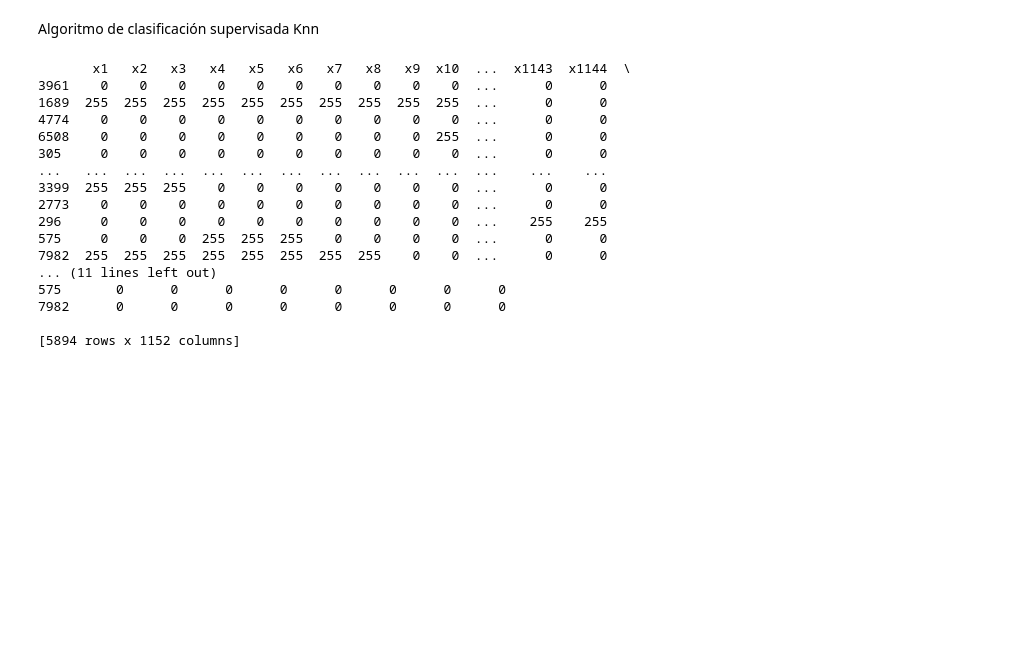
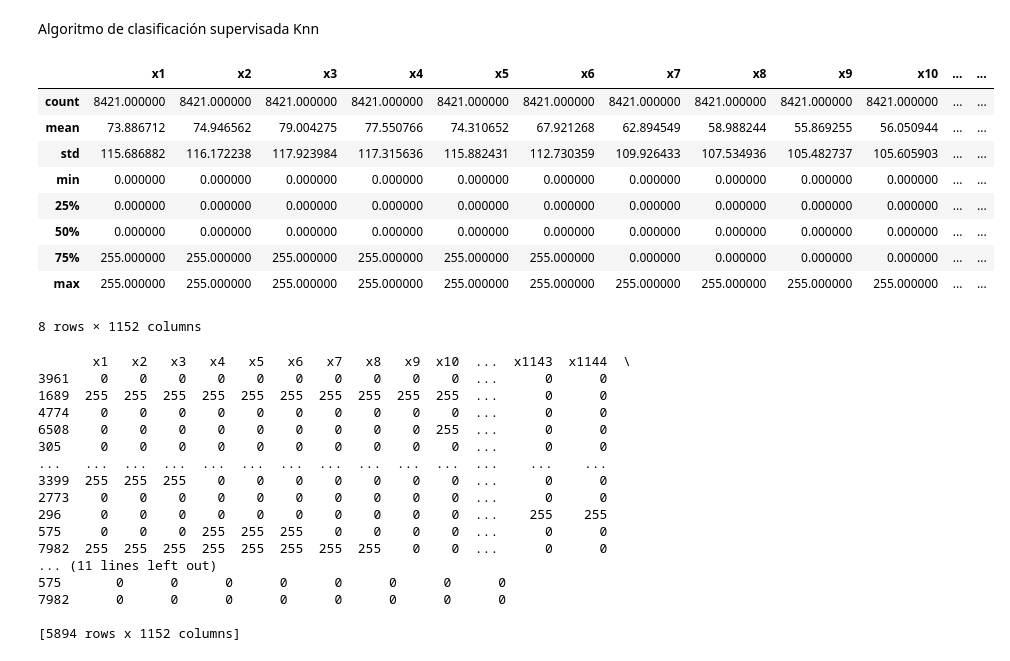
Before and after one commit to Davila1019/Tesis_RobotAutonomo_ML, a Jupyter notebook: Notebooks/Knn.ipynb, the cells around one changed output. Saved outputs shown, nothing was run; the diff lists cells and outputs as text; code cells hidden in the pictures; blank space fills up the shorter version.

```diff
--- a/Notebooks/Knn.ipynb
+++ b/Notebooks/Knn.ipynb
@@ -11,6 +13,19 @@ import joblib
 # %%
 # cargar los datos desde un archivo CSV
 datos = pd.read_csv('./Datasets/frames_erosion.csv')
+# %%
+datos.describe()
+# %% [output]
+|  | x1 | x2 | x3 | x4 | x5 | x6 | x7 | x8 | x9 | x10 | ... | ... |
+| count | 8421.000000 | 8421.000000 | 8421.000000 | 8421.000000 | 8421.000000 | 8421.000000 | 8421.000000 | 8421.000000 | 8421.000000 | 8421.000000 | ... | ... |
+| mean | 73.886712 | 74.946562 | 79.004275 | 77.550766 | 74.310652 | 67.921268 | 62.894549 | 58.988244 | 55.869255 | 56.050944 | ... | ... |
+| std | 115.686882 | 116.172238 | 117.923984 | 117.315636 | 115.882431 | 112.730359 | 109.926433 | 107.534936 | 105.482737 | 105.605903 | ... | ... |
+| min | 0.000000 | 0.000000 | 0.000000 | 0.000000 | 0.000000 | 0.000000 | 0.000000 | 0.000000 | 0.000000 | 0.000000 | ... | ... |
+| 25% | 0.000000 | 0.000000 | 0.000000 | 0.000000 | 0.000000 | 0.000000 | 0.000000 | 0.000000 | 0.000000 | 0.000000 | ... | ... |
+| 50% | 0.000000 | 0.000000 | 0.000000 | 0.000000 | 0.000000 | 0.000000 | 0.000000 | 0.000000 | 0.000000 | 0.000000 | ... | ... |
+| 75% | 255.000000 | 255.000000 | 255.000000 | 255.000000 | 255.000000 | 255.000000 | 0.000000 | 0.000000 | 0.000000 | 0.000000 | ... | ... |
+| max | 255.000000 | 255.000000 | 255.000000 | 255.000000 | 255.000000 | 255.000000 | 255.000000 | 255.000000 | 255.000000 | 255.000000 | ... | ... |
+8 rows × 1152 columns
 # %%
 # separar los datos en características y etiquetas
 X = datos.drop('clase', axis=1)
```
Also changed, not shown: parts of 7 cells of this notebook, 1 other file.
